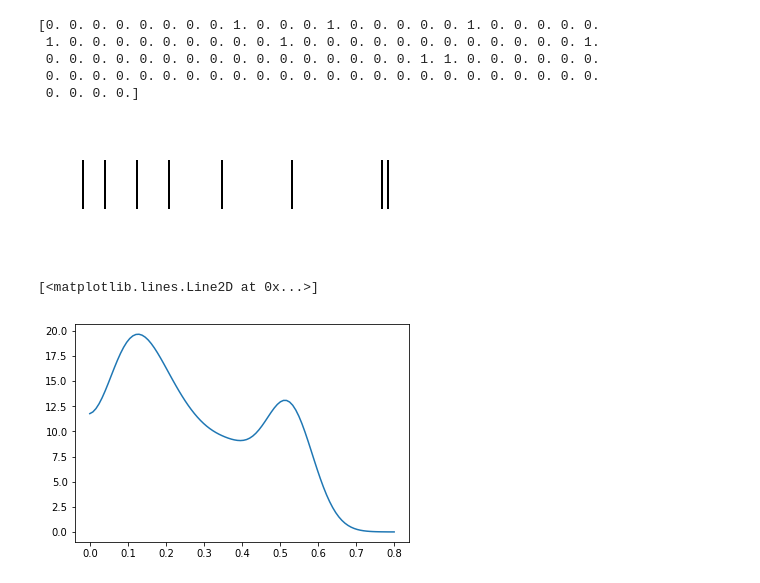
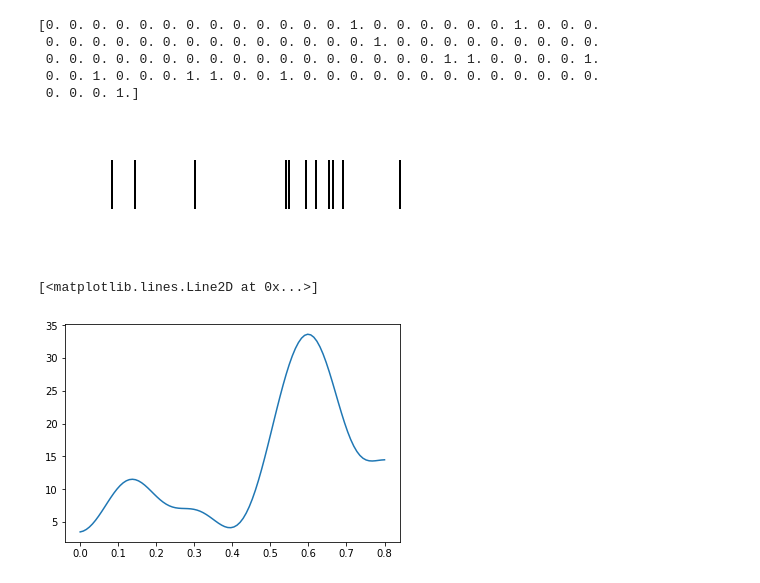
Before and after one commit to srbittner/poplevel_tutorial_videos, a Jupyter notebook: neural_responses.ipynb, the cells around one changed output. Drawn from its saved outputs; the diff is of its cells as text; code cells hidden in the pictures.

```diff
--- a/neural_responses.ipynb
+++ b/neural_responses.ipynb
@@ -6,30 +7,31 @@ import scipy.ndimage
 # %%
-np.random.seed(0)
+np.random.seed(1)
 T = 100
 t_end = 0.8
 dt = t_end / T
 t = np.linspace(0, t_end, T)
-x1 = 5.0*(np.sin(2*np.pi*t) + 1.5)
+x1 = 10.0*(np.cos(4*np.pi*t) + 1.5)*dt
 s = np.zeros((T,))
 for i in range(T):
-    s[i] = float(np.random.poisson(x1[i]*dt))
+    s[i] = float(np.random.poisson(x1[i]))
 print(s)
 ind = np.where(s==1.0)[0]
 times = ind*dt
 # %% [output]
-[0. 0. 0. 0. 0. 0. 0. 0. 1. 0. 0. 0. 1. 0. 0. 0. 0. 0. 1. 0. 0. 0. 0. 0.
- 1. 0. 0. 0. 0. 0. 0. 0. 0. 0. 1. 0. 0. 0. 0. 0. 0. 0. 0. 0. 0. 0. 0. 1.
- 0. 0. 0. 0. 0. 0. 0. 0. 0. 0. 0. 0. 0. 0. 0. 0. 1. 1. 0. 0. 0. 0. 0. 0.
- 0. 0. 0. 0. 0. 0. 0. 0. 0. 0. 0. 0. 0. 0. 0. 0. 0. 0. 0. 0. 0. 0. 0. 0.
- 0. 0. 0. 0.]
+[0. 0. 0. 0. 0. 0. 0. 0. 0. 0. 0. 0. 0. 1. 0. 0. 0. 0. 0. 0. 1. 0. 0. 0.
+ 0. 0. 0. 0. 0. 0. 0. 0. 0. 0. 0. 0. 0. 0. 1. 0. 0. 0. 0. 0. 0. 0. 0. 0.
+ 0. 0. 0. 0. 0. 0. 0. 0. 0. 0. 0. 0. 0. 0. 0. 0. 0. 1. 1. 0. 0. 0. 0. 1.
+ 0. 0. 1. 0. 0. 0. 1. 1. 0. 0. 1. 0. 0. 0. 0. 0. 0. 0. 0. 0. 0. 0. 0. 0.
+ 0. 0. 0. 1.]
 # %%
 plt.figure(figsize=(6,2));
 plt.eventplot(times, colors=['k'], orientation='horizontal', linewidths=2);
-plt.axis('off');
+plt.xlim([0, t_end])
+plt.axis('off')
 plt.show();
 x = scipy.ndimage.gaussian_filter(s, 8.0)
 plt.plot(t, x/dt)
 # %% [output]
-[figure, old version]
+[figure, new version]
 [<matplotlib.lines.Line2D at 0x...>]
-[figure, old version]
+[figure, new version]
```
Also changed, not shown: parts of 6 cells of this notebook, 6 other files.
